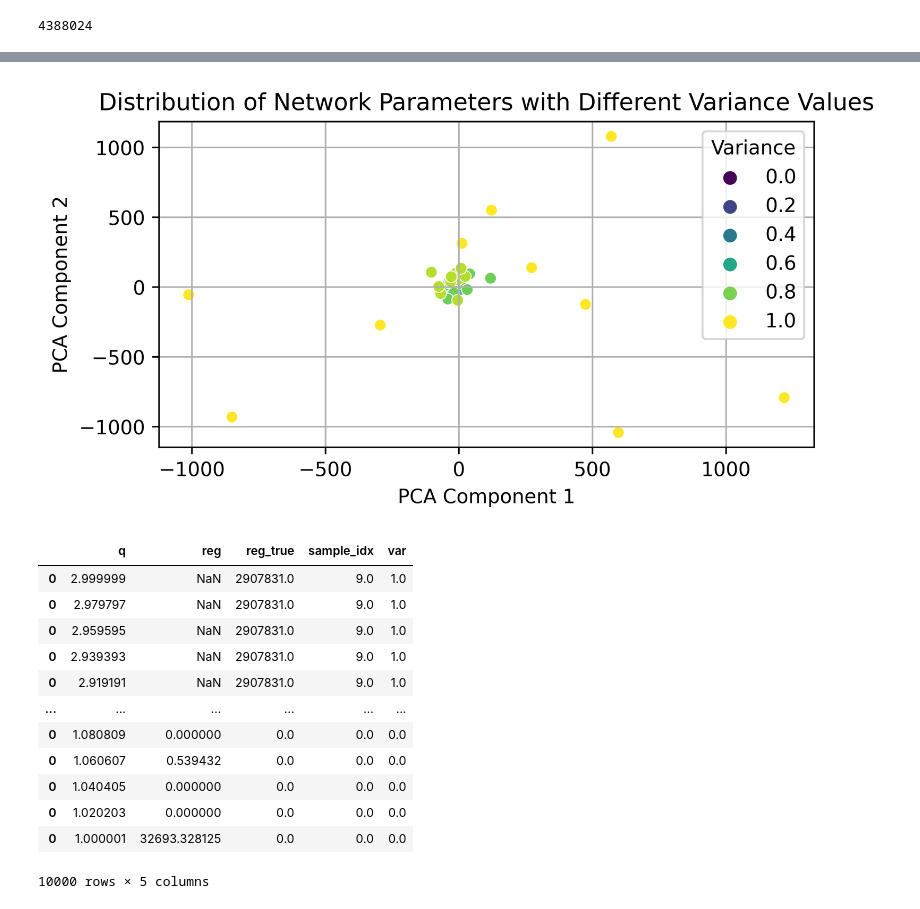
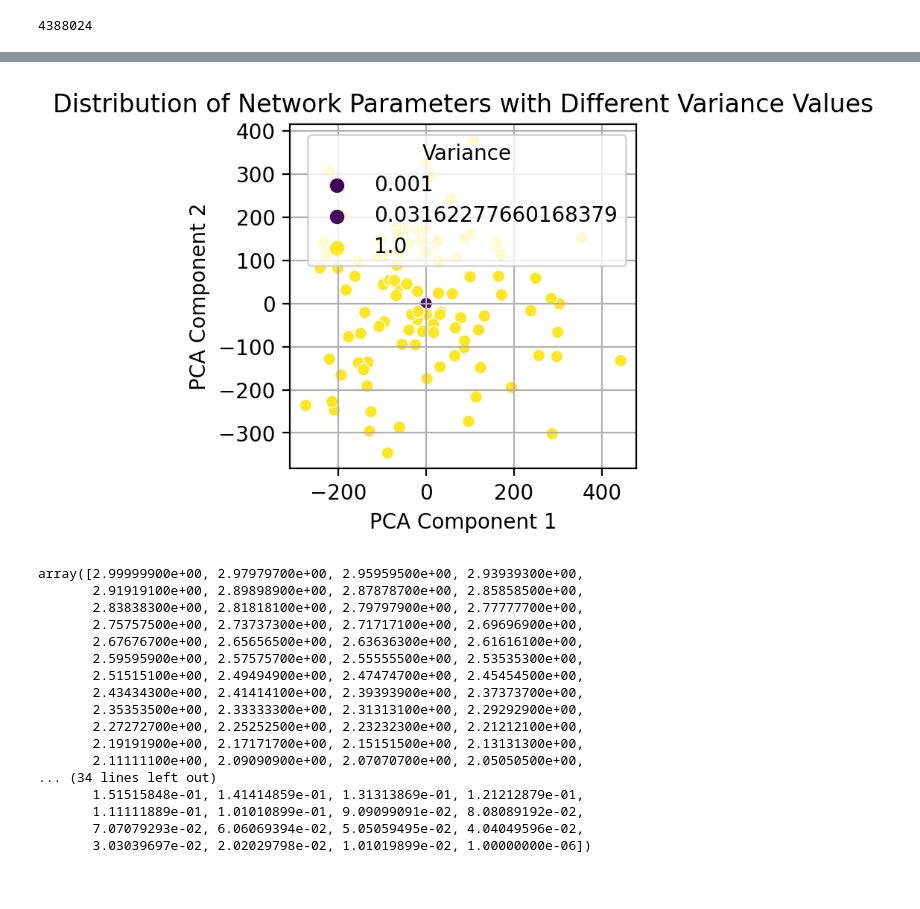
Before and after one commit to naimaeb/gvcl_fork, a Jupyter notebook: src/test.ipynb, the cells around one changed output, grey strips where cells are left out. Saved outputs shown, nothing was run; the diff lists cells and outputs as text; code cells hidden in the pictures.

```diff
--- a/src/test.ipynb
+++ b/src/test.ipynb
@@ -203,16 +213,18 @@ import matplotlib.pyplot as plt
 # Initialize a list to store the sampled parameters
 sampled_params = []
 # Generate a list of variance values in linspace from 0 to 1
-var_values = np.linspace(0, 1, num=10)
+var_values = np.logspace(-3, 0, num=3)
 # Sample the network parameters multiple times
-num_samples = 10
+num_samples = 100
+no_var = True # only sampling the mean parameters
+mean=0
 
 # Loop over each variance value
 for var in var_values:
     # Loop over each sample
     for sample_idx in range(num_samples):
         # Sample the network parameters
-        net.sample_parameters(mean=mean, variance=var)
+        net.sample_parameters(mean=mean, variance=var, no_var=no_var)
         # Extract the parameters and flatten them
         params = torch.cat([p.flatten() for p in net.parameters()]).cpu().detach().numpy()
         # Store the parameters along with the variance and sample index
@@ -233,13 +243,13 @@ params_df['pca2'] = params_2d[:, 1]
 # %%
 
 # Create a 2D visualization of the distribution of the network parameters
-plt.figure(figsize=(6, 3), dpi=600)
+plt.figure(figsize=(3, 3), dpi=200)
 sns.scatterplot(data=params_df, x='pca1', y='pca2', hue='var', palette='viridis')
 plt.xlabel('PCA Component 1')
 plt.ylabel('PCA Component 2')
 plt.title('Distribution of Network Parameters with Different Variance Values')
 plt.legend(title='Variance')
 plt.grid(True)
 plt.show()
 # %% [output]
-[figure, old version]
+[figure, new version]
@@ -268,17 +285,21 @@ for var in var_values:
          results_df = pd.concat([results, results_df])
 # %%
-results_df
+results_df['q'].unique()
 # %% [output]
-|  | q | reg | reg_true | sample_idx | var |
-| 0 | 2.999999 | NaN | 2907831.0 | 9.0 | 1.0 |
-| 0 | 2.979797 | NaN | 2907831.0 | 9.0 | 1.0 |
-| 0 | 2.959595 | NaN | 2907831.0 | 9.0 | 1.0 |
-| 0 | 2.939393 | NaN | 2907831.0 | 9.0 | 1.0 |
-| 0 | 2.919191 | NaN | 2907831.0 | 9.0 | 1.0 |
-| ... | ... | ... | ... | ... | ... |
-| 0 | 1.080809 | 0.000000 | 0.0 | 0.0 | 0.0 |
-| 0 | 1.060607 | 0.539432 | 0.0 | 0.0 | 0.0 |
-| 0 | 1.040405 | 0.000000 | 0.0 | 0.0 | 0.0 |
-| 0 | 1.020203 | 0.000000 | 0.0 | 0.0 | 0.0 |
-| 0 | 1.000001 | 32693.328125 | 0.0 | 0.0 | 0.0 |
-10000 rows × 5 columns
+array([2.99999900e+00, 2.97979700e+00, 2.95959500e+00, 2.93939300e+00,
+       2.91919100e+00, 2.89898900e+00, 2.87878700e+00, 2.85858500e+00,
+       2.83838300e+00, 2.81818100e+00, 2.79797900e+00, 2.77777700e+00,
+       2.75757500e+00, 2.73737300e+00, 2.71717100e+00, 2.69696900e+00,
+       2.67676700e+00, 2.65656500e+00, 2.63636300e+00, 2.61616100e+00,
+       2.59595900e+00, 2.57575700e+00, 2.55555500e+00, 2.53535300e+00,
+       2.51515100e+00, 2.49494900e+00, 2.47474700e+00, 2.45454500e+00,
+       2.43434300e+00, 2.41414100e+00, 2.39393900e+00, 2.37373700e+00,
+       2.35353500e+00, 2.33333300e+00, 2.31313100e+00, 2.29292900e+00,
+       2.27272700e+00, 2.25252500e+00, 2.23232300e+00, 2.21212100e+00,
+       2.19191900e+00, 2.17171700e+00, 2.15151500e+00, 2.13131300e+00,
+       2.11111100e+00, 2.09090900e+00, 2.07070700e+00, 2.05050500e+00,
+... (34 lines left out)
+       1.51515848e-01, 1.41414859e-01, 1.31313869e-01, 1.21212879e-01,
+       1.11111889e-01, 1.01010899e-01, 9.09099091e-02, 8.08089192e-02,
+       7.07079293e-02, 6.06069394e-02, 5.05059495e-02, 4.04049596e-02,
+       3.03039697e-02, 2.02029798e-02, 1.01019899e-02, 1.00000000e-06])
```
Also changed, not shown: parts of 16 cells of this notebook, 5 other files.
